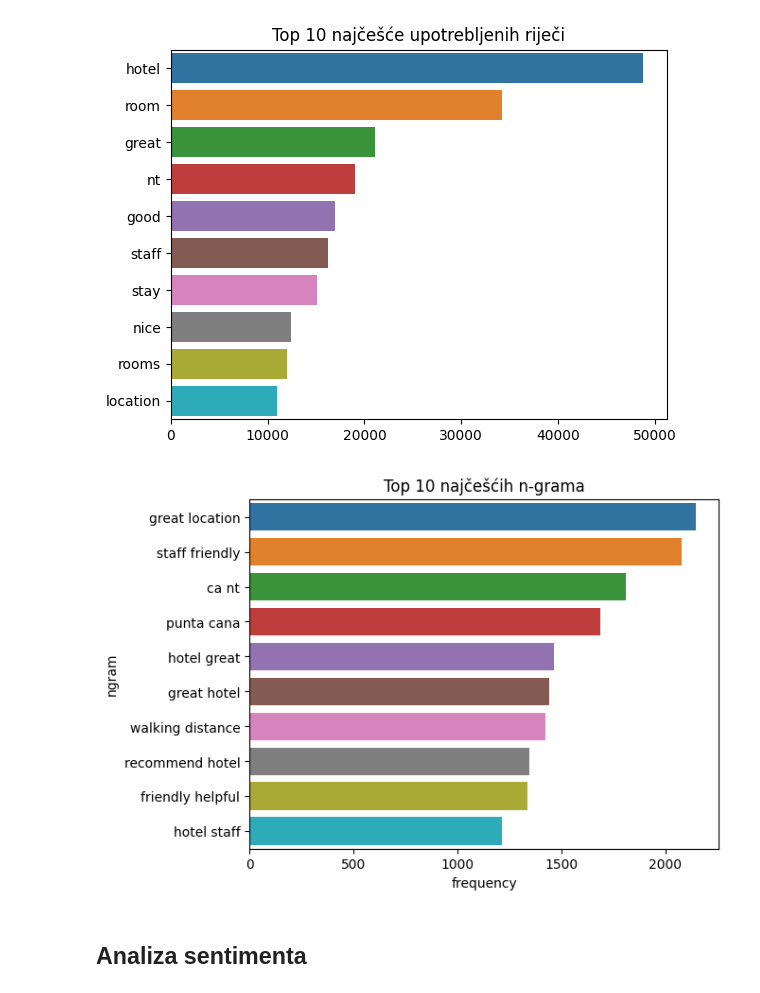
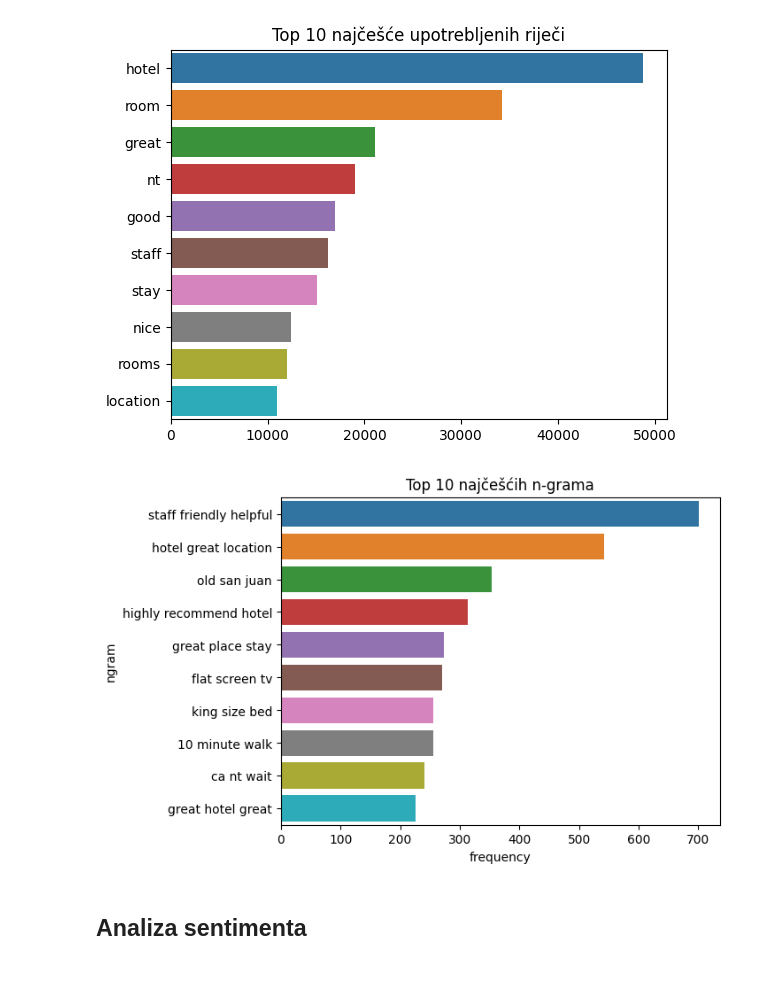
Before and after one commit to dsabljic/UUI-NLP-u-ugostiteljstvu, a Jupyter notebook: SentimentAnalysis.ipynb, the cells around one changed output. Drawn from its saved outputs; the diff is of its cells as text; code cells hidden in the pictures.

```diff
--- a/SentimentAnalysis.ipynb
+++ b/SentimentAnalysis.ipynb
@@ -150,11 +144,11 @@ def clean(review):
 # %%
 df['Review'] = df['Review'].apply(clean)
 # %%
-def corpus(text):
+def split_into_words(text):
     text_list = text.split()
     return text_list
 
-df['Review_lists'] = df['Review'].apply(corpus)
+df['Review_lists'] = df['Review'].apply(split_into_words)
 # %%
 df.head()
 # %% [output]
@@ -203,8 +197,8 @@ def display_ngram(n, df):
   plt.title('Top 10 najčešćih n-grama')
   plt.show()
 # %%
-n_gram = display_ngram(2, df)
+n_gram = display_ngram(3, df)
 # %% [output]
-[figure, old version]
+[figure, new version]
 # %% [markdown]
 ## Analiza sentimenta
```
Also changed, not shown: parts of 11 cells of this notebook.
